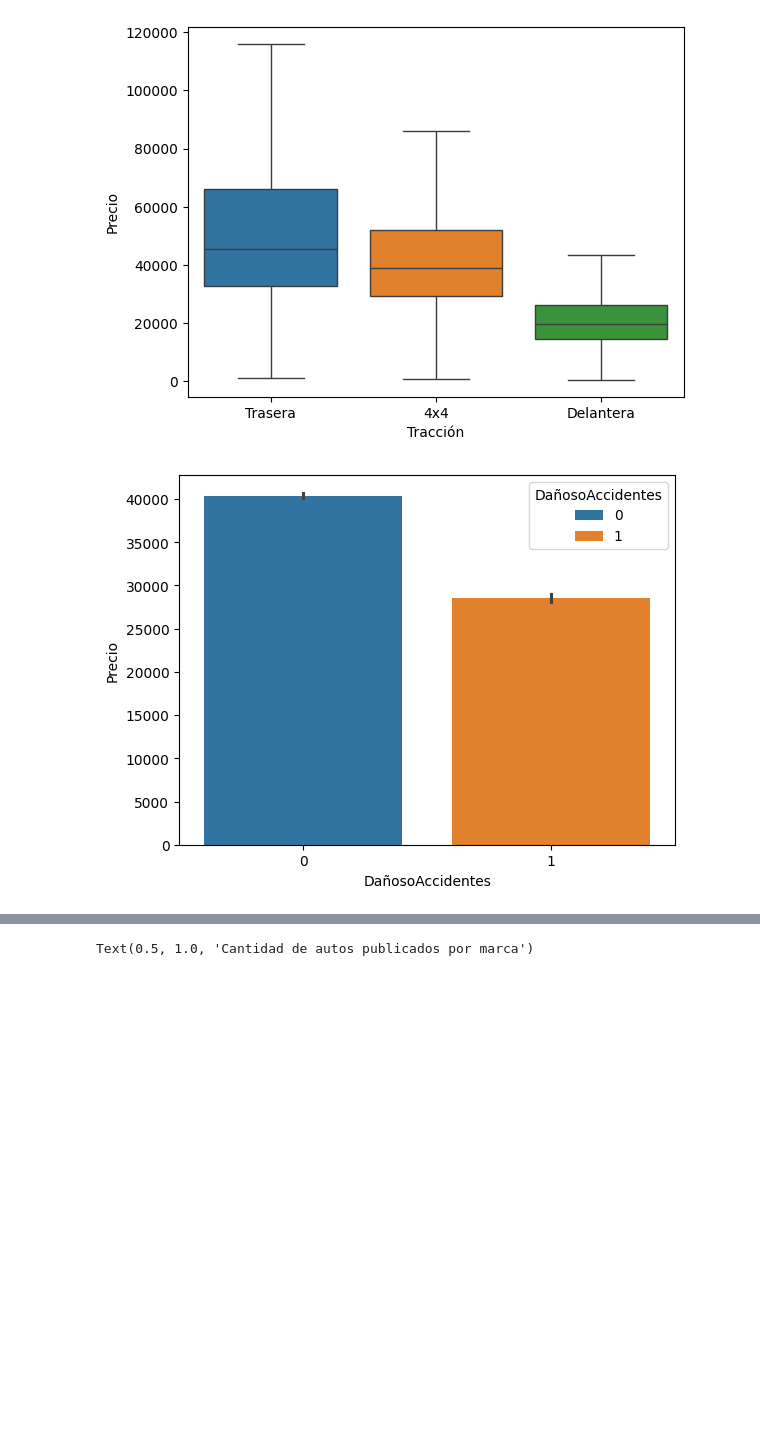
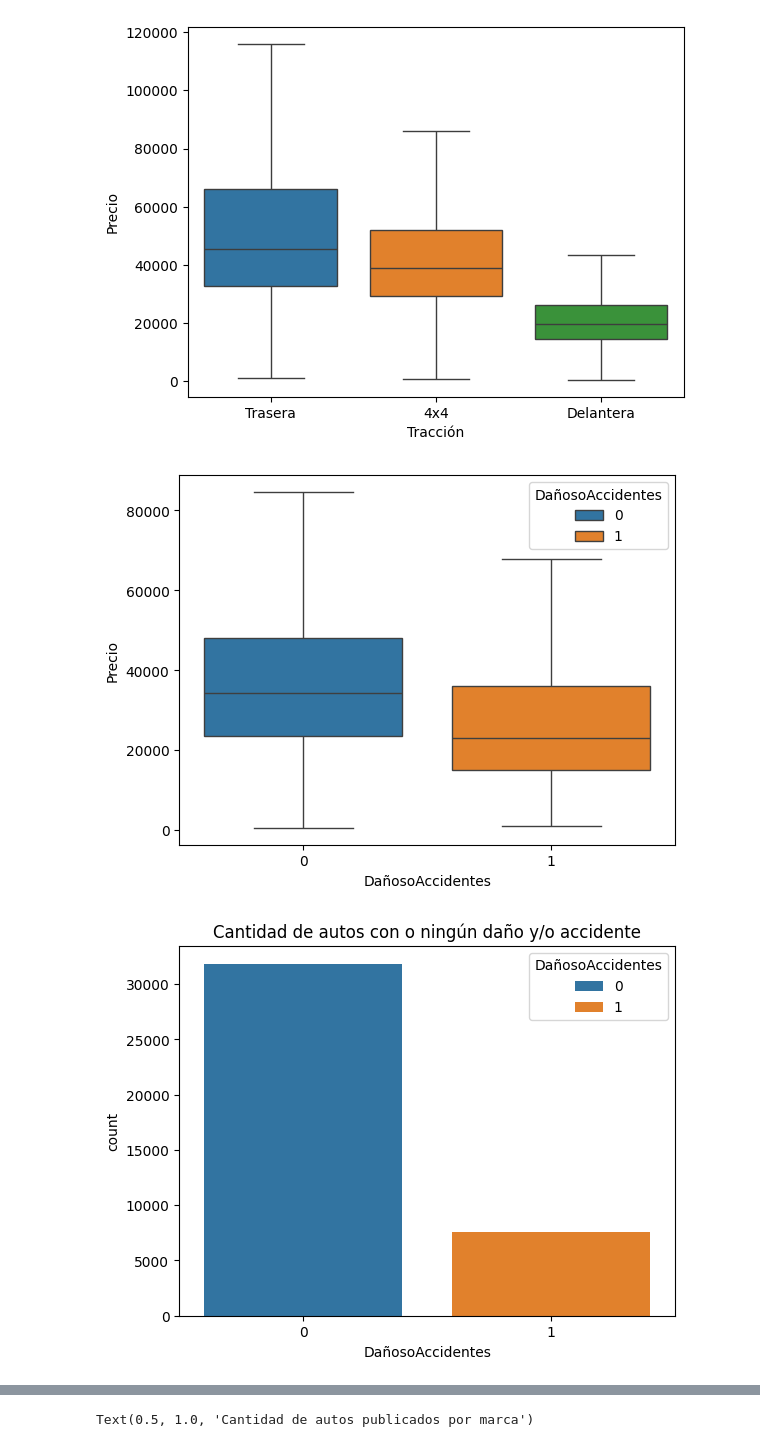
Before and after one commit to emalincic/Primera_Pre-entrega_DS1, a Jupyter notebook: 1er_entregable.ipynb, the cells around one changed output, grey strips where cells are left out. Cells and saved outputs as stored; diff of their text form; code cells hidden in the pictures; blank space fills up the shorter version.

```diff
--- a/1er_entregable.ipynb
+++ b/1er_entregable.ipynb
@@ -192,11 +190,19 @@ sns.boxplot(data = df,
 # %% [output]
 <Axes: xlabel='Tracción', ylabel='Precio'>
 [figure]
-# %%
-sns.barplot(data=df,
-            x='DañosoAccidentes',
-            y='Precio',
-            hue='DañosoAccidentes')
-plt.show()
-# %% [output]
-[figure, removed]
+# %%
+#Como disminuye el precio del auto si este sufrió algún daño o estuvo involucrado en un accidente
+sns.boxplot(data=df,
+            x='DañosoAccidentes',
+            y='Precio',
+            hue='DañosoAccidentes',
+            showfliers=False)
+plt.show()
+sns.countplot(data=df,
+              x='DañosoAccidentes',
+              hue='DañosoAccidentes')
+plt.title('Cantidad de autos con o ningún daño y/o accidente')
+plt.show()
+# %% [output]
+[figure, added]
+[figure, added]
```
Also changed, not shown: parts of 6 cells of this notebook.
